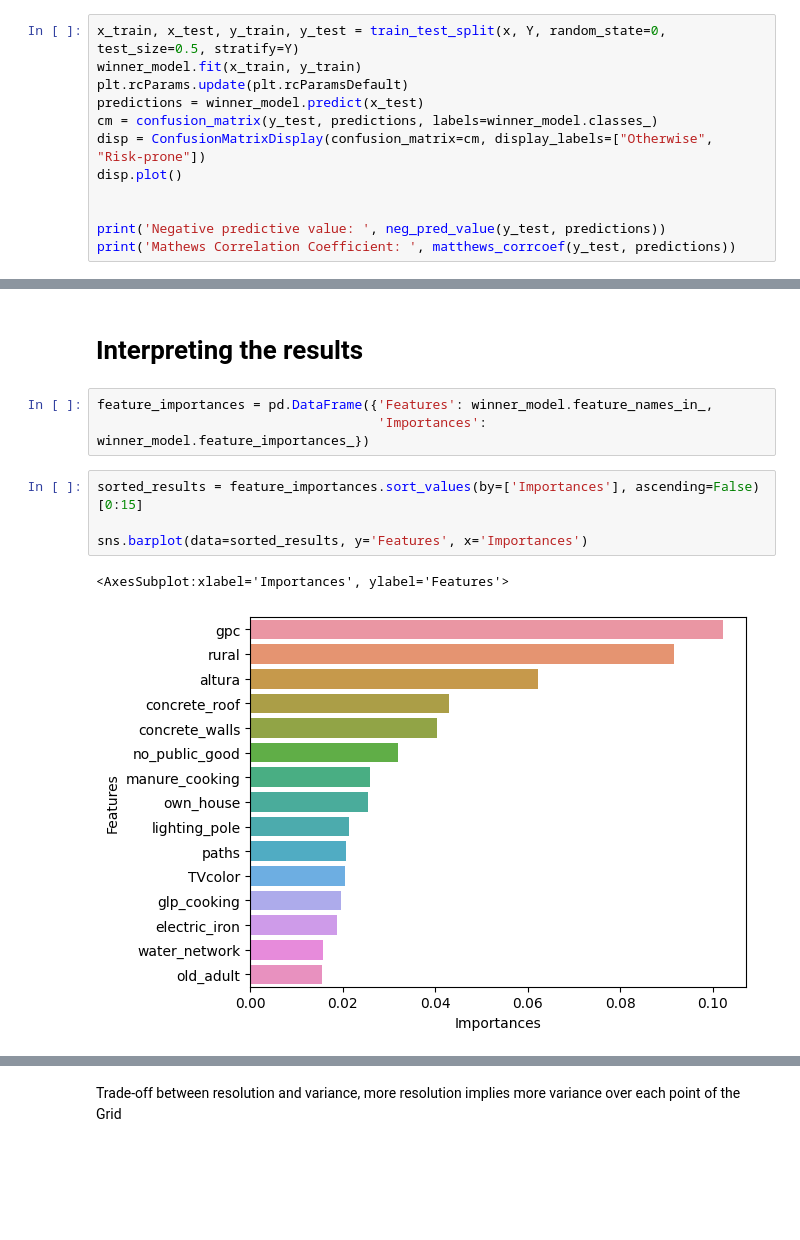
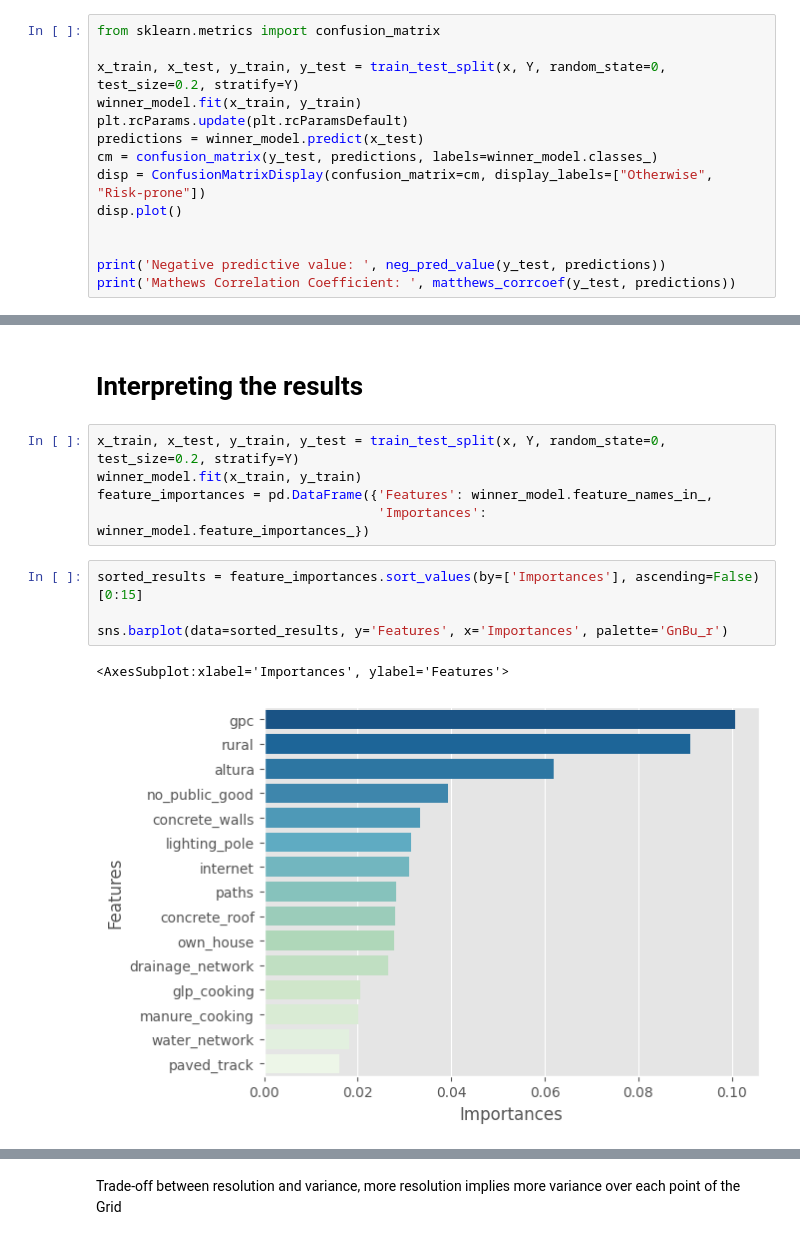
Before and after one commit to renatoquiliche/PaperCienciaDados-PunoPeru, a Jupyter notebook: Python Code/RFC_final.ipynb, the cells around one changed output, grey strips where cells are left out. Cells and saved outputs as stored; diff of their text form; blank space fills up the shorter version.

```diff
--- a/Python Code/RFC_final.ipynb
+++ b/Python Code/RFC_final.ipynb
@@ -334,7 +329,9 @@ winner_model = RandomForestClassifier(criterion=params["criterion"], max_depth=p
                       min_samples_split=params["min_samples_split"], n_estimators=params["n_estimators"],
                                      random_state=0)
 # %%
-x_train, x_test, y_train, y_test = train_test_split(x, Y, random_state=0, test_size=0.5, stratify=Y)
+from sklearn.metrics import confusion_matrix
+
+x_train, x_test, y_train, y_test = train_test_split(x, Y, random_state=0, test_size=0.2, stratify=Y)
 winner_model.fit(x_train, y_train)
 plt.rcParams.update(plt.rcParamsDefault)
 predictions = winner_model.predict(x_test)
@@ -410,16 +407,18 @@ inspect.signature(sns.jointplot)
 results.to_csv("cross_validation.csv")
 # %% [markdown]
 # Interpreting the results
-# %%
-feature_importances = pd.DataFrame({'Features': winner_model.feature_names_in_,
-                                    'Importances': winner_model.feature_importances_})
+# %%
+x_train, x_test, y_train, y_test = train_test_split(x, Y, random_state=0, test_size=0.2, stratify=Y)
+winner_model.fit(x_train, y_train)
+feature_importances = pd.DataFrame({'Features': winner_model.feature_names_in_,
+                                    'Importances': winner_model.feature_importances_})
 # %%
 sorted_results = feature_importances.sort_values(by=['Importances'], ascending=False)[0:15]
 
-sns.barplot(data=sorted_results, y='Features', x='Importances')
+sns.barplot(data=sorted_results, y='Features', x='Importances', palette='GnBu_r')
 # %% [output]
 <AxesSubplot:xlabel='Importances', ylabel='Features'>
-[figure, old version]
+[figure, new version]
 # %%
 from sklearn.inspection import PartialDependenceDisplay
 plt.style.use('ggplot')
```
Also changed, not shown: parts of 21 cells of this notebook, 1 other file.
